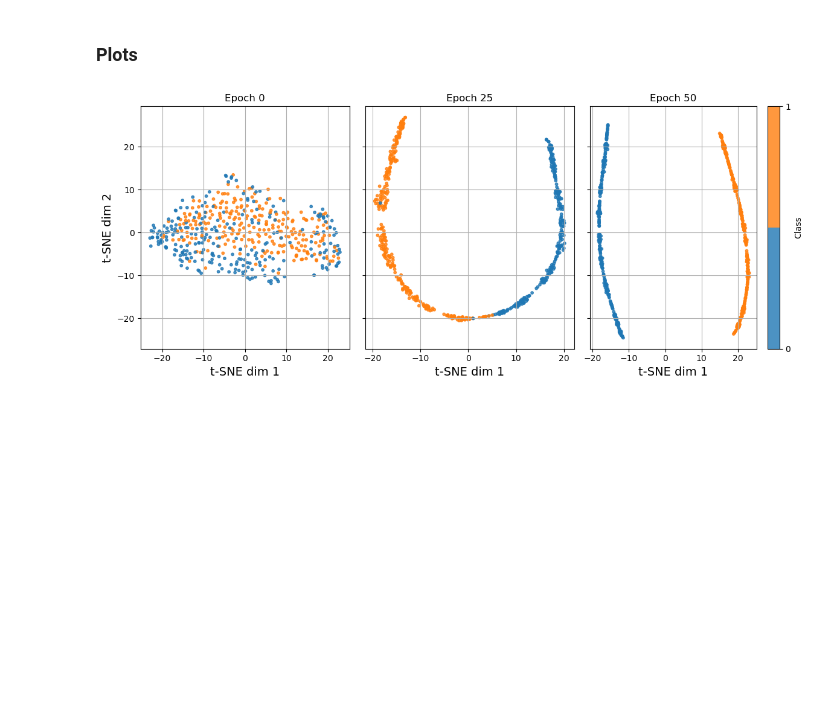
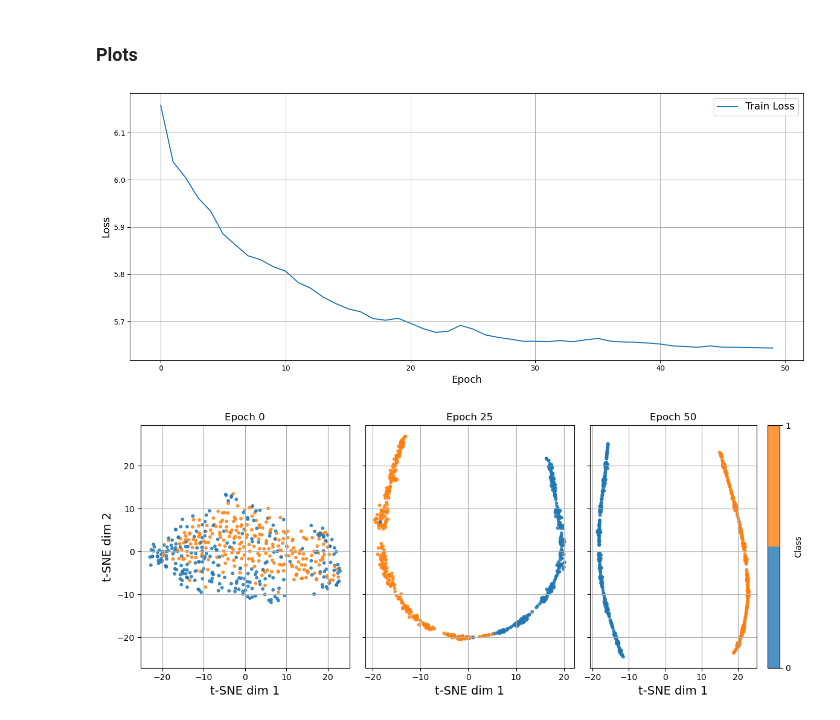
Before and after one commit to LucioLuque/Vision_Artificial_Avanzada-TP1-Continual_Learning, a Jupyter notebook: notebooks/parte42.ipynb, the cells around one changed output. Saved outputs shown, nothing was run; the diff lists cells and outputs as text; code cells hidden in the pictures; blank space fills up the shorter version.

```diff
--- a/notebooks/parte42.ipynb
+++ b/notebooks/parte42.ipynb
@@ -24,21 +42,23 @@ from utils import deterministic, train
 # %%
 path = "../results/backbone_history.yaml"
 with open(path, "r") as f:
     backbone_history = yaml.safe_load(f)
 
 fontsize = 14
 fig = plt.figure(figsize=(14, 6))
-plt.plot(backbone_history["loss"], label="train support acc")
+plt.plot(backbone_history["loss"], label="Train Loss")
 plt.xlabel("Epoch", fontsize=fontsize)
 plt.ylabel("Loss", fontsize=fontsize)
 plt.legend(fontsize=fontsize)
 plt.grid(True)
 
 fig.tight_layout()
 path = "../images/backbone_training.png"
 os.makedirs(os.path.dirname(path), exist_ok=True)
 plt.savefig(path, dpi=300, bbox_inches="tight")
 plt.show()
+# %% [output]
+[figure, added]
 # %%
 tsne_path = "../results/backbone_tsne.npz"
 with np.load(tsne_path) as data:
```
Also changed, not shown: parts of 1 cell of this notebook, 2 other files.
